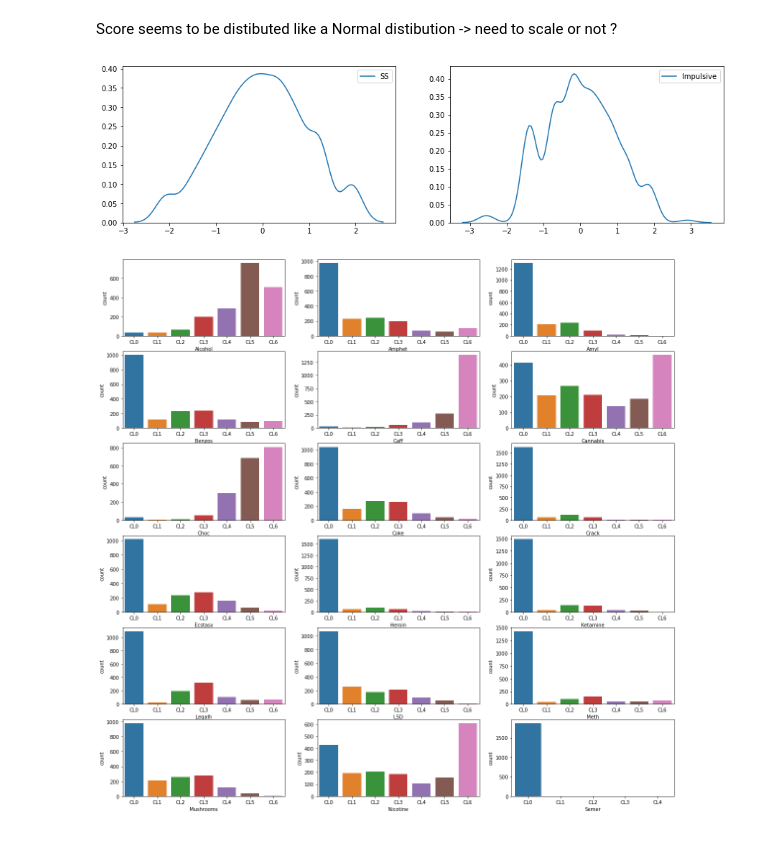
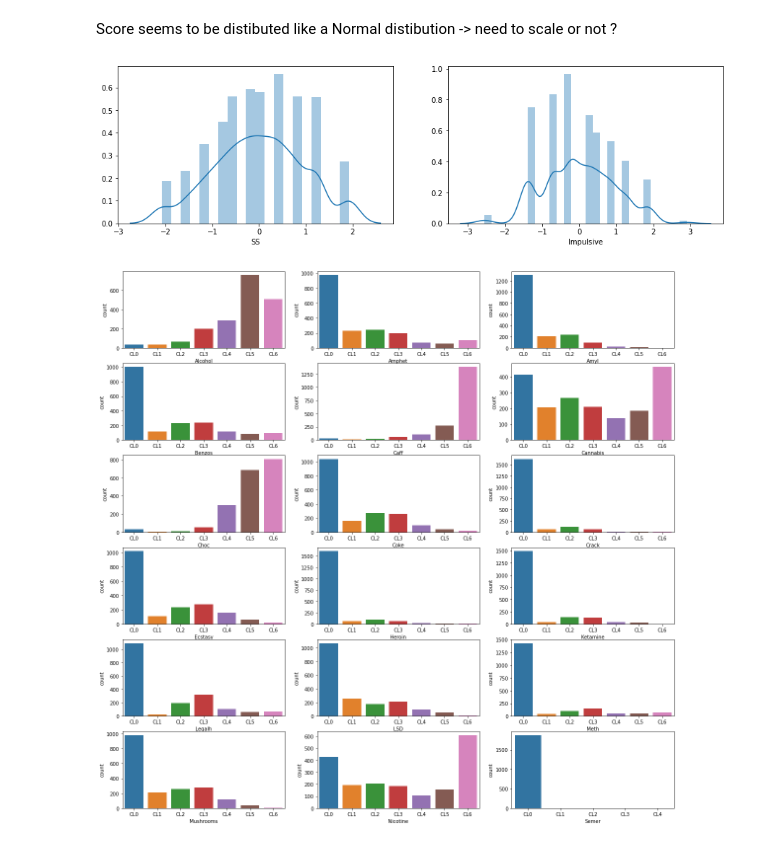
Before and after one commit to ArthurVarez/FinalProject_Python, a Jupyter notebook: main.ipynb, the cells around one changed output. Drawn from its saved outputs; the diff is of its cells as text; code cells hidden in the pictures.

```diff
--- a/main.ipynb
+++ b/main.ipynb
@@ -319,15 +319,15 @@ Score seems to be distibuted like a Normal distibution -> need to scale or not ?
 # %%
 # for SS and implusive
 
 SS_IMP = ['SS','Impulsive']
 
 fig , axes = plt.subplots(1,2,figsize = (15,4))
 i=0
 for element in SS_IMP:
-    sns.kdeplot(dataset[element],ax=axes[i])
+    sns.distplot(dataset[element],ax=axes[i])
     i+=1
 # %% [output]
-[figure, old version]
+[figure, new version]
 # %%
 # visualition for the drugs
 
```
Also changed, not shown: parts of 20 cells of this notebook.
